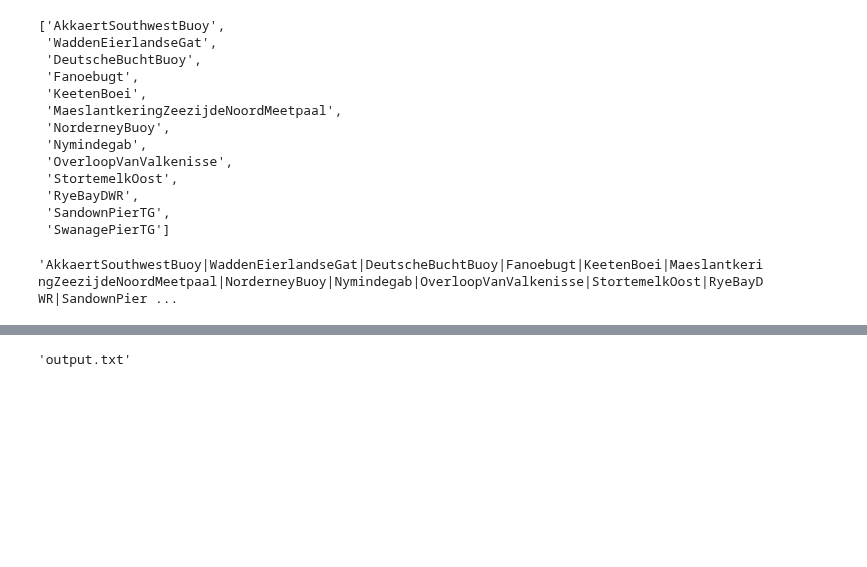
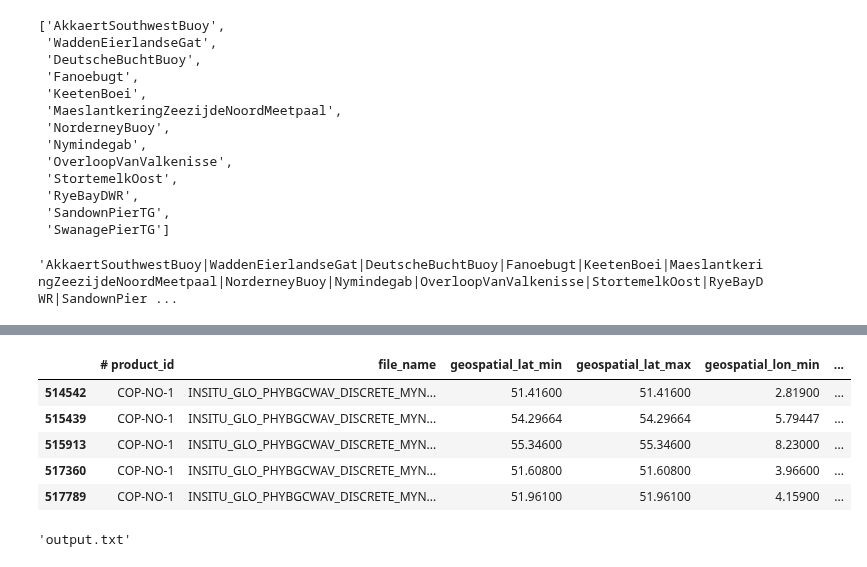
Before and after one commit to DHI/WaterBench-MIKE21SW-SouthernNorthSea, a Jupyter notebook: data-preprocessing/download-copernicus-data.ipynb, the cells around one changed output, grey strips where cells are left out. Cells and saved outputs as stored; diff of their text form; code cells hidden in the pictures; blank space fills up the shorter version.

```diff
--- a/data-preprocessing/download-copernicus-data.ipynb
+++ b/data-preprocessing/download-copernicus-data.ipynb
@@ -83,3 +143,12 @@ file_df = filtered_df[['file_name']].copy()
+# %%
+filtered_df.head(5)
+# %% [output]
+|  | # product_id | file_name | geospatial_lat_min | geospatial_lat_max | geospatial_lon_min | ... |
+| 514542 | COP-NO-1 | INSITU_GLO_PHYBGCWAV_DISCRETE_MYN... | 51.41600 | 51.41600 | 2.81900 | ... |
+| 515439 | COP-NO-1 | INSITU_GLO_PHYBGCWAV_DISCRETE_MYN... | 54.29664 | 54.29664 | 5.79447 | ... |
+| 515913 | COP-NO-1 | INSITU_GLO_PHYBGCWAV_DISCRETE_MYN... | 55.34600 | 55.34600 | 8.23000 | ... |
+| 517360 | COP-NO-1 | INSITU_GLO_PHYBGCWAV_DISCRETE_MYN... | 51.60800 | 51.60800 | 3.96600 | ... |
+| 517789 | COP-NO-1 | INSITU_GLO_PHYBGCWAV_DISCRETE_MYN... | 51.96100 | 51.96100 | 4.15900 | ... |
 # %%
 with open("output.txt", "w") as f:
     for filename in file_df["file_name"]:
```
Also changed, not shown: parts of 8 cells of this notebook, 2 other files.
